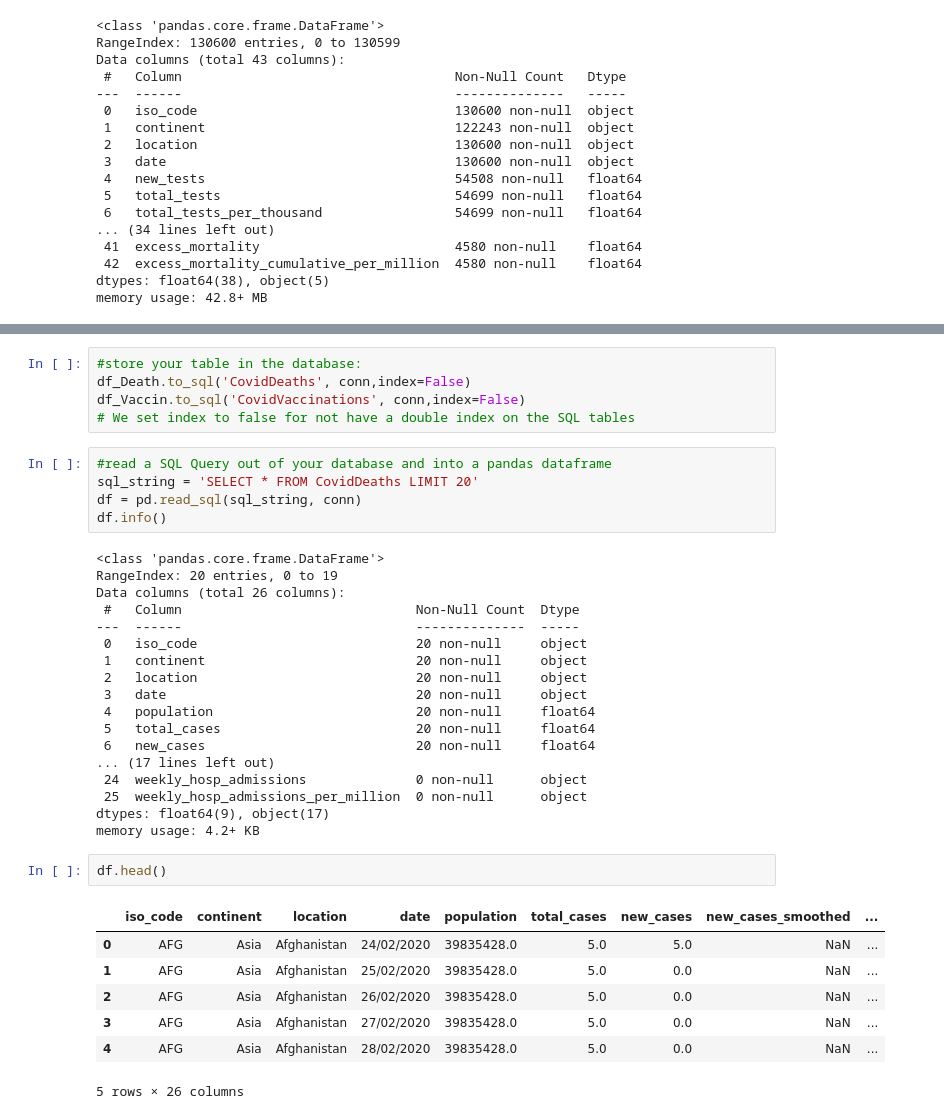
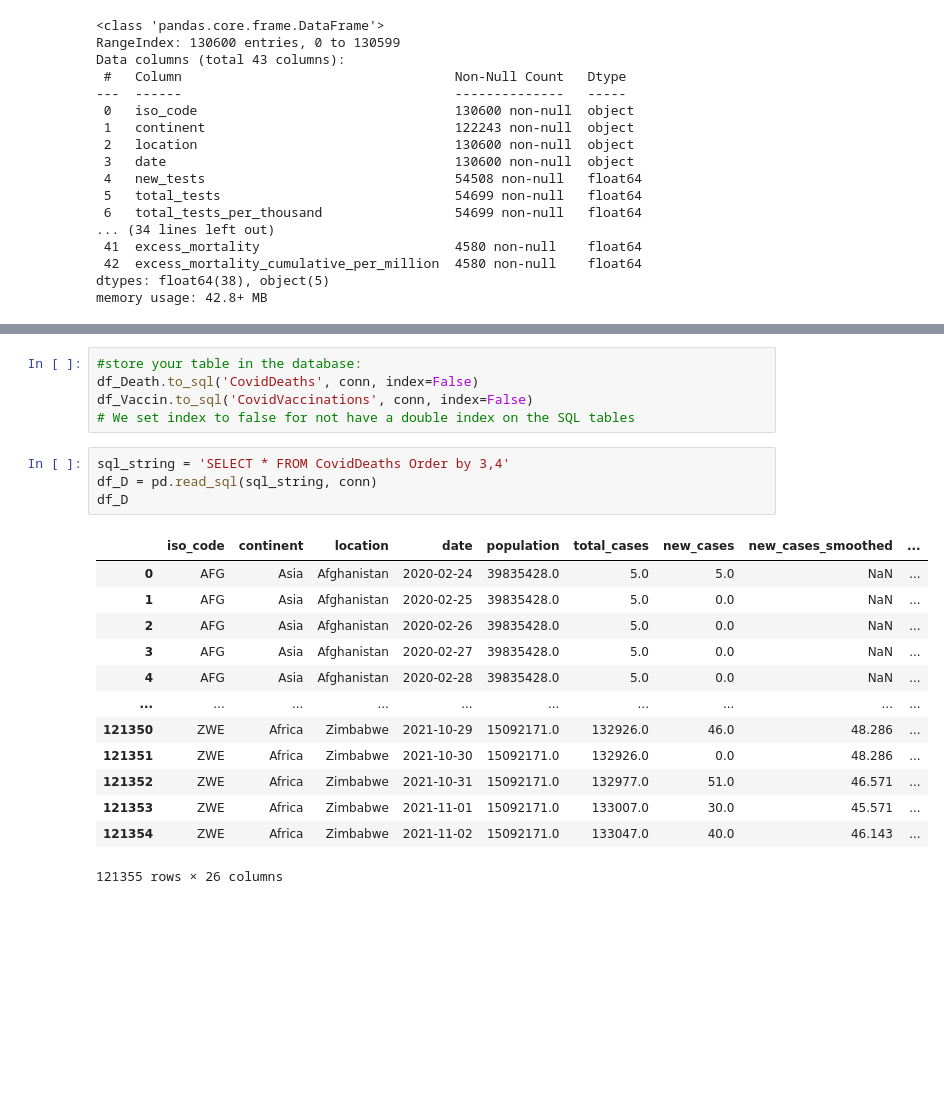
Before and after one commit to AndreasDeSousa/Data_Science_Analysis_Projects, a Jupyter notebook: SQL/Covid-19/Covid-19 Project.ipynb, the cells around one changed output, grey strips where cells are left out. Drawn from its saved outputs; the diff is of its cells as text; blank space fills up the shorter version.

Commit message:
Insert table on SQL Covid DB and check the correct format

```diff
--- a/SQL/Covid-19/Covid-19 Project.ipynb
+++ b/SQL/Covid-19/Covid-19 Project.ipynb
@@ -91,39 +93,24 @@ df_Vaccin.head()
 5 rows × 43 columns
 # %%
 #store your table in the database:
-df_Death.to_sql('CovidDeaths', conn,index=False)
-df_Vaccin.to_sql('CovidVaccinations', conn,index=False)
+df_Death.to_sql('CovidDeaths', conn, index=False)
+df_Vaccin.to_sql('CovidVaccinations', conn, index=False)
 # We set index to false for not have a double index on the SQL tables
-# %%
-#read a SQL Query out of your database and into a pandas dataframe
-sql_string = 'SELECT * FROM CovidDeaths LIMIT 20'
-df = pd.read_sql(sql_string, conn)
-df.info()
-# %% [output]
-<class 'pandas.core.frame.DataFrame'>
-RangeIndex: 20 entries, 0 to 19
-Data columns (total 26 columns):
- #   Column                              Non-Null Count  Dtype
----  ------                              --------------  -----
- 0   iso_code                            20 non-null     object
- 1   continent                           20 non-null     object
- 2   location                            20 non-null     object
- 3   date                                20 non-null     object
- 4   population                          20 non-null     float64
- 5   total_cases                         20 non-null     float64
- 6   new_cases                           20 non-null     float64
-... (17 lines left out)
- 24  weekly_hosp_admissions              0 non-null      object
- 25  weekly_hosp_admissions_per_million  0 non-null      object
-dtypes: float64(9), object(17)
-memory usage: 4.2+ KB
-# %%
-df.head()
-# %% [output]
-|  | iso_code | continent | location | date | population | total_cases | new_cases | new_cases_smoothed | ... |
-| 0 | AFG | Asia | Afghanistan | 24/02/2020 | 39835428.0 | 5.0 | 5.0 | NaN | ... |
-| 1 | AFG | Asia | Afghanistan | 25/02/2020 | 39835428.0 | 5.0 | 0.0 | NaN | ... |
-| 2 | AFG | Asia | Afghanistan | 26/02/2020 | 39835428.0 | 5.0 | 0.0 | NaN | ... |
-| 3 | AFG | Asia | Afghanistan | 27/02/2020 | 39835428.0 | 5.0 | 0.0 | NaN | ... |
-| 4 | AFG | Asia | Afghanistan | 28/02/2020 | 39835428.0 | 5.0 | 0.0 | NaN | ... |
-5 rows × 26 columns
+# %%
+sql_string = 'SELECT * FROM CovidDeaths Order by 3,4'
+df_D = pd.read_sql(sql_string, conn)
+df_D
+# %% [output]
+|  | iso_code | continent | location | date | population | total_cases | new_cases | new_cases_smoothed | ... |
+| 0 | AFG | Asia | Afghanistan | 2020-02-24 | 39835428.0 | 5.0 | 5.0 | NaN | ... |
+| 1 | AFG | Asia | Afghanistan | 2020-02-25 | 39835428.0 | 5.0 | 0.0 | NaN | ... |
+| 2 | AFG | Asia | Afghanistan | 2020-02-26 | 39835428.0 | 5.0 | 0.0 | NaN | ... |
+| 3 | AFG | Asia | Afghanistan | 2020-02-27 | 39835428.0 | 5.0 | 0.0 | NaN | ... |
+| 4 | AFG | Asia | Afghanistan | 2020-02-28 | 39835428.0 | 5.0 | 0.0 | NaN | ... |
+| ... | ... | ... | ... | ... | ... | ... | ... | ... | ... |
+| 121350 | ZWE | Africa | Zimbabwe | 2021-10-29 | 15092171.0 | 132926.0 | 46.0 | 48.286 | ... |
+| 121351 | ZWE | Africa | Zimbabwe | 2021-10-30 | 15092171.0 | 132926.0 | 0.0 | 48.286 | ... |
+| 121352 | ZWE | Africa | Zimbabwe | 2021-10-31 | 15092171.0 | 132977.0 | 51.0 | 46.571 | ... |
+| 121353 | ZWE | Africa | Zimbabwe | 2021-11-01 | 15092171.0 | 133007.0 | 30.0 | 45.571 | ... |
+| 121354 | ZWE | Africa | Zimbabwe | 2021-11-02 | 15092171.0 | 133047.0 | 40.0 | 46.143 | ... |
+121355 rows × 26 columns
```
Also changed, not shown: parts of 15 cells of this notebook, 6 other files.
